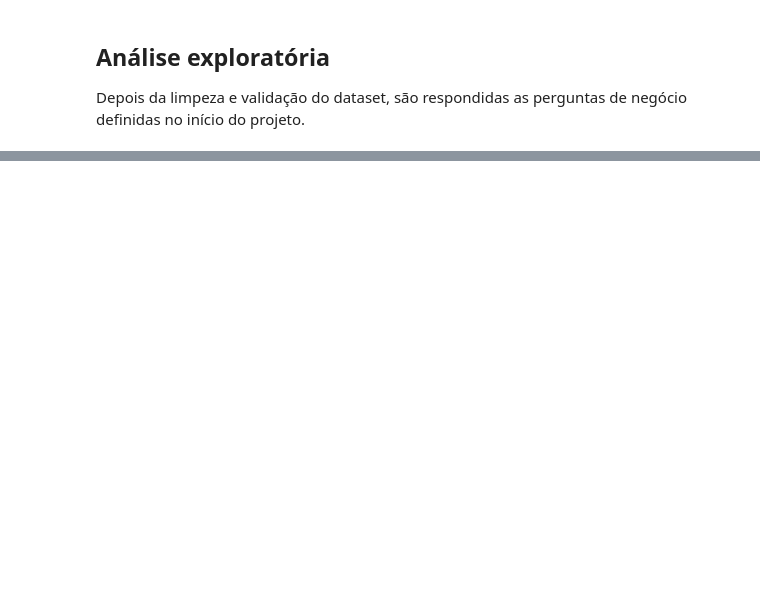
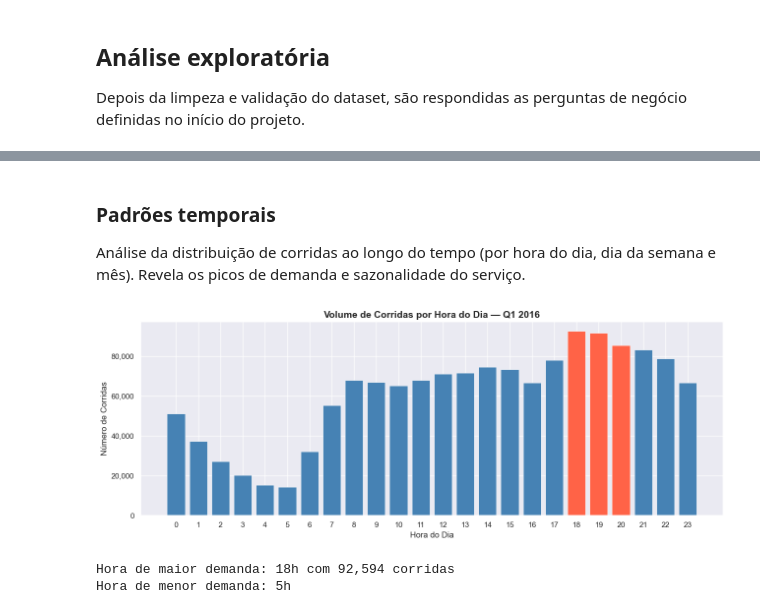
Before and after one commit to raquelpfm/nyc-taxi-analysis, a Jupyter notebook: notebooks/nyc_taxi.ipynb, the cells around one changed output, grey strips where cells are left out. Drawn from its saved outputs; the diff is of its cells as text; code cells hidden in the pictures; blank space fills up the shorter version.

```diff
--- a/notebooks/nyc_taxi.ipynb
+++ b/notebooks/nyc_taxi.ipynb
@@ -436,0 +495,31 @@ Dataset limpo carregado
+# %% [markdown]
+### Padrões temporais
+
+Análise da distribuição de corridas ao longo do tempo (por hora do dia, dia da semana e mês). Revela os picos de demanda e sazonalidade do serviço.
+# %%
+# corridas por hora do dia
+
+corridas_hora = df.groupby('hora').size().reset_index(name='corridas')
+
+fig, ax = plt.subplots(figsize=(13, 5))
+cores = ['tomato' if h in corridas_hora.nlargest(3, 'corridas')['hora'].values
+         else 'steelblue' for h in corridas_hora['hora']]
+bars = ax.bar(corridas_hora['hora'], corridas_hora['corridas'],
+              color=cores, edgecolor='white', linewidth=0.5)
+
+ax.set_title('Volume de Corridas por Hora do Dia — Q1 2016',
+             fontsize=14, fontweight='bold')
+ax.set_xlabel('Hora do Dia')
+ax.set_ylabel('Número de Corridas')
+ax.set_xticks(range(0, 24))
+ax.yaxis.set_major_formatter(mticker.FuncFormatter(lambda x, _: f'{x:,.0f}'))
+plt.tight_layout()
+plt.show()
+
+hora_pico = corridas_hora.loc[corridas_hora['corridas'].idxmax(), 'hora']
+print(f"Hora de maior demanda: {hora_pico}h com {corridas_hora['corridas'].max():,} corridas")
+print(f"Hora de menor demanda: {corridas_hora.loc[corridas_hora['corridas'].idxmin(), 'hora']}h")
+# %% [output]
+[figure, added]
+Hora de maior demanda: 18h com 92,594 corridas
+Hora de menor demanda: 5h
```
Also changed, not shown: parts of 22 cells of this notebook, 1 other file.
